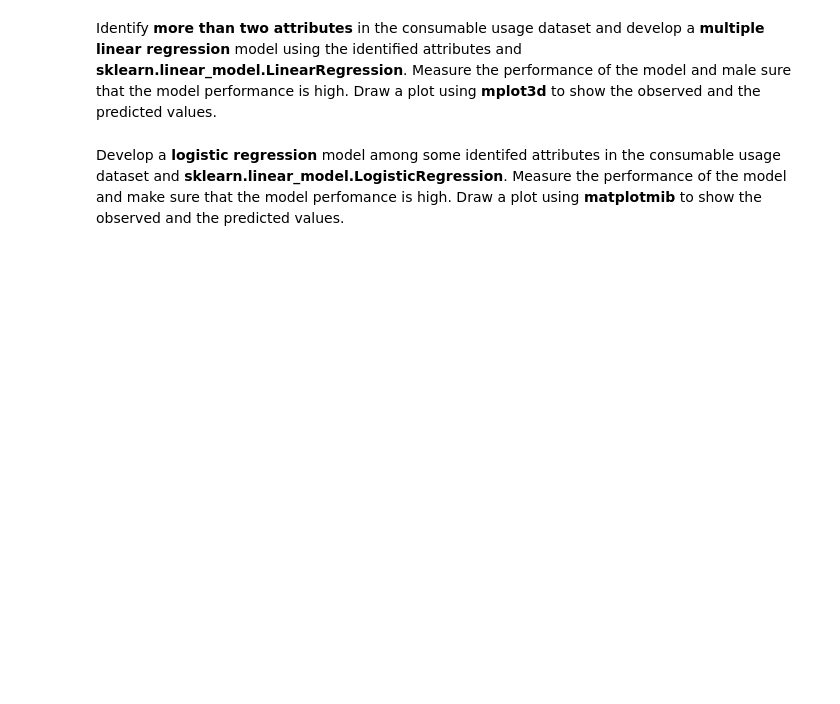
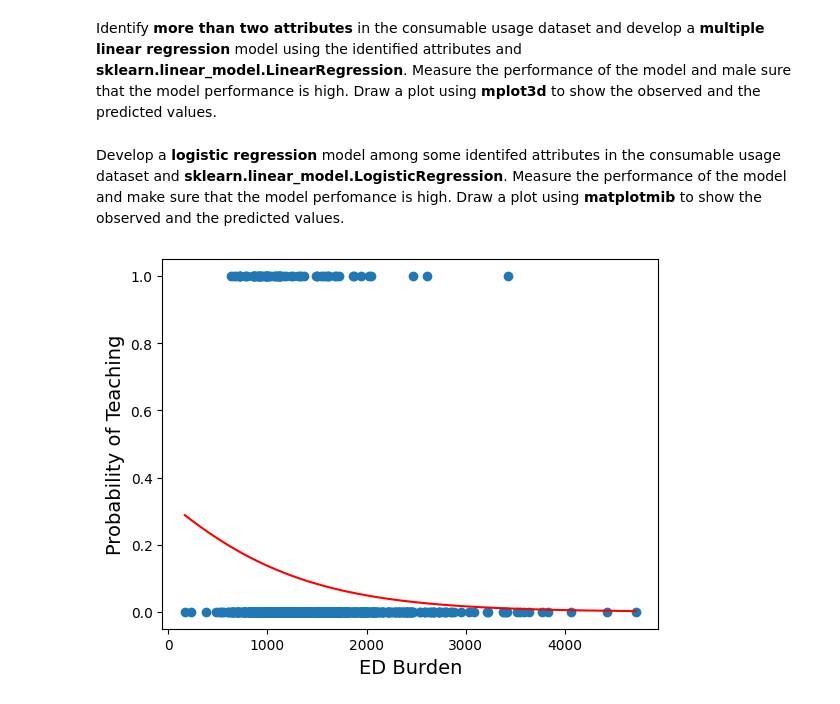
Before and after one commit to tovarrog24/Emergency-Department-Volume-and-Capacity, a Jupyter notebook: regression.ipynb, the cells around one changed output. Saved outputs shown, nothing was run; the diff lists cells and outputs as text; code cells hidden in the pictures; blank space fills up the shorter version.

```diff
--- a/regression.ipynb
+++ b/regression.ipynb
@@ -8,3 +216,32 @@ Identify two attributes in the consumable usage dataset and develop a **Linear R
 Identify **more than two attributes** in the consumable usage dataset and develop a **multiple linear regression** model using the identified attributes and **sklearn.linear_model.LinearRegression**. Measure the performance of the model and male sure that the model performance is high. Draw a plot using **mplot3d** to show the observed and the predicted values.
 # %% [markdown]
 Develop a **logistic regression** model among some identifed attributes in the consumable usage dataset and **sklearn.linear_model.LogisticRegression**. Measure the performance of the model and make sure that the model perfomance is high. Draw a plot using **matplotmib** to show the observed and the predicted values.
+# %%
+#From Project Proposal, we are doing Teaching Designation from ED Burden
+
+# Doing some Hot Encoding
+data.loc[data["TEACHINGDesignation"] == "Non-Teaching", "TEACHINGDesignation"] = 0
+data.loc[data["TEACHINGDesignation"] == "Teaching", "TEACHINGDesignation"] = 1
+
+# Store relevant columns as variables
+X = data[["ED_Burden"]].values.reshape(-1, 1)
+y = data[["TEACHINGDesignation"]].values.reshape(-1, 1).astype(int)
+
+# Logistic regression predicting diagnosis from tumor radius
+logisticModel = LogisticRegression()
+logisticModel.fit(X, np.ravel(y.astype(int)))
+
+# Graph logistic regression probabilities
+plt.scatter(X, y)
+xDelta = np.linspace(X.min(), X.max(), 10000)
+yPredicted = logisticModel.predict(X).reshape(-1, 1).astype(int)
+yDeltaProb = logisticModel.predict_proba(xDelta.reshape(-1, 1))[:, 1]
+plt.plot(xDelta, yDeltaProb, color="red")
+plt.xlabel("ED Burden", fontsize=14)
+plt.ylabel("Probability of Teaching", fontsize=14);
+
+"""
+Not a Good Method
+"""
+# %% [output]
+[figure, added]
```
Also changed, not shown: parts of 9 cells of this notebook.
